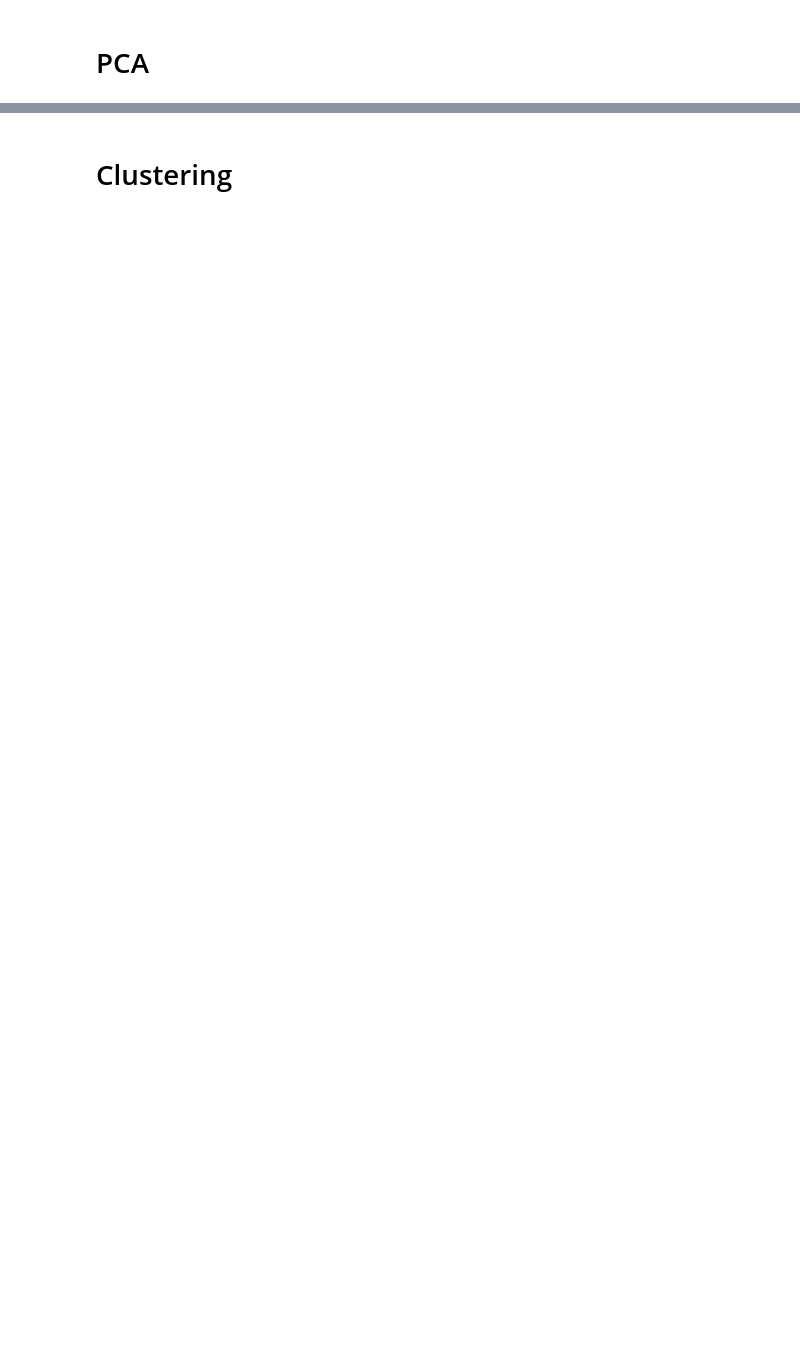
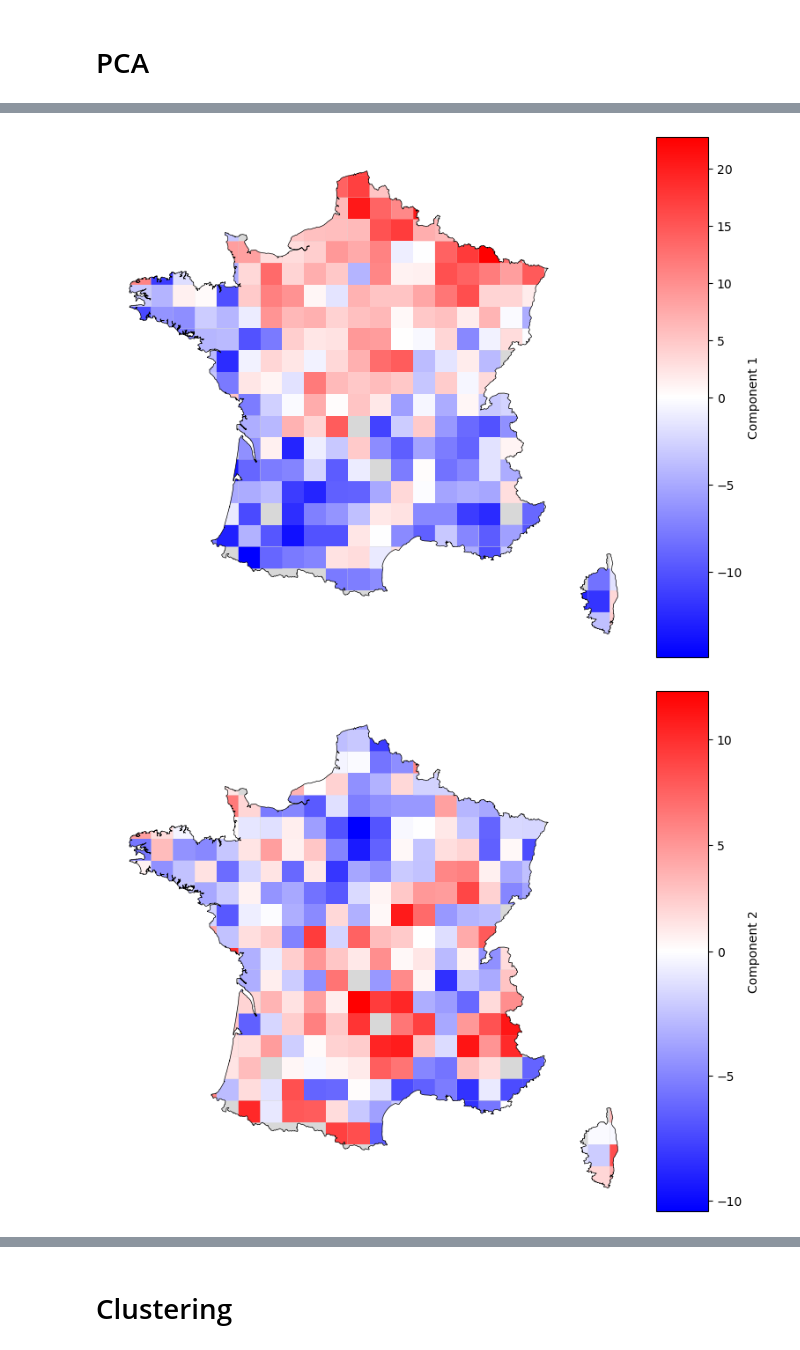
Before and after one commit to TLouf/words-use, a Jupyter notebook: notebooks/2.2.lang_dialects.ipynb, the cells around one changed output, grey strips where cells are left out. Saved outputs shown, nothing was run; the diff lists cells and outputs as text; code cells hidden in the pictures; blank space fills up the shorter version.

```diff
--- a/notebooks/2.2.lang_dialects.ipynb
+++ b/notebooks/2.2.lang_dialects.ipynb
@@ -249,0 +321,9 @@ for i in range(4):
+# %%
+lang = list_langs[2]
+# %%
+lang.map_comp(
+    comps=range(5), i_decompo=-1, total_width=178,
+)
+# %% [output]
+[figure, added]
+[figure, added]
```
Also changed, not shown: parts of 224 cells of this notebook.
